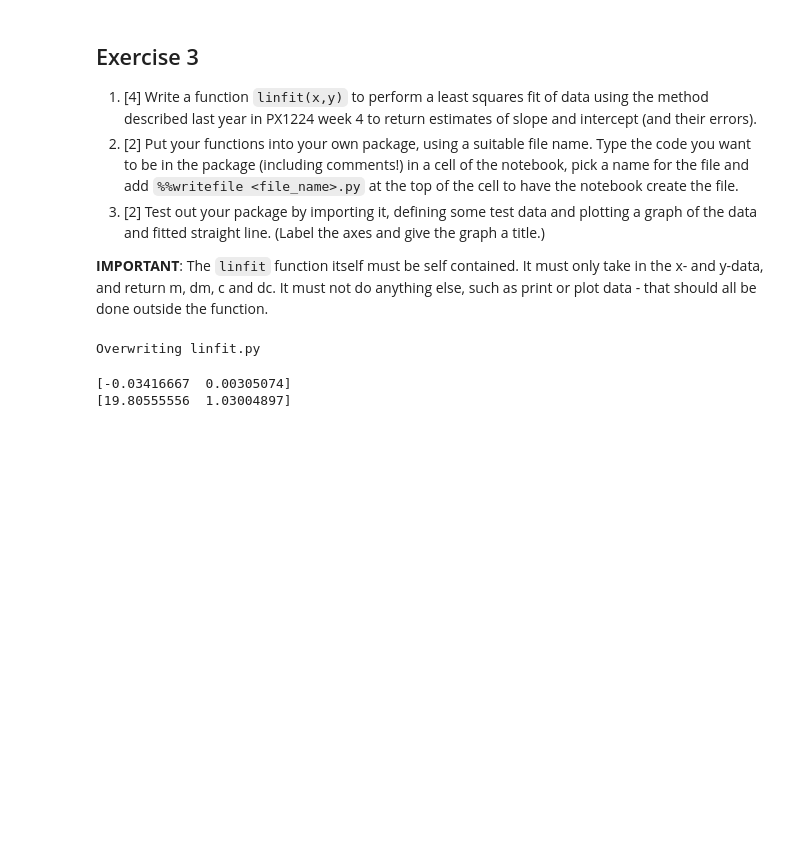
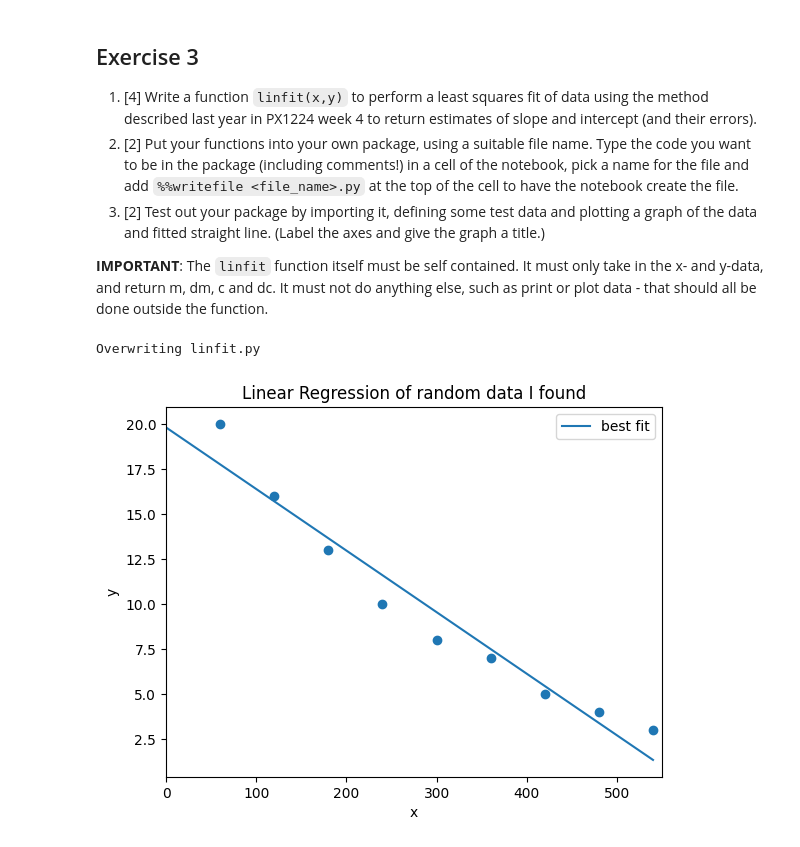
Before and after one commit to PX2145-2025/week-2-b-Louis-Risbridger, a Jupyter notebook: Functions.ipynb, the cells around one changed output. Cells and saved outputs as stored; diff of their text form; code cells hidden in the pictures; blank space fills up the shorter version.

```diff
--- a/Functions.ipynb
+++ b/Functions.ipynb
@@ -407,16 +410,25 @@ def linfit(x,y):
 # %% [output]
 Overwriting linfit.py
 # %%
+import importlib
 import linfit as ln
 import numpy as np
 
 x=np.array([60,120,180,240,300,360,420,480,540])
 y=np.array([20,16,13,10,8,7,5,4,3])
 
 gradient, intercept = ln.linfit(x,y)
 
-print(gradient)
-print(intercept)
+steps = np.linspace(0,max(x),100)
+
+plt.scatter(x,y)
+plt.plot(steps, gradient[0]*steps + intercept[0],label="best fit")
+plt.xlim(0,550)
+plt.title("Linear Regression of random data I found")
+plt.xlabel("x")
+plt.ylabel("y")
+plt.legend()
+
+plt.show()
 # %% [output]
-[-0.03416667  0.00305074]
-[19.80555556  1.03004897]
+[figure, added]
```
Also changed, not shown: parts of 6 cells of this notebook.
